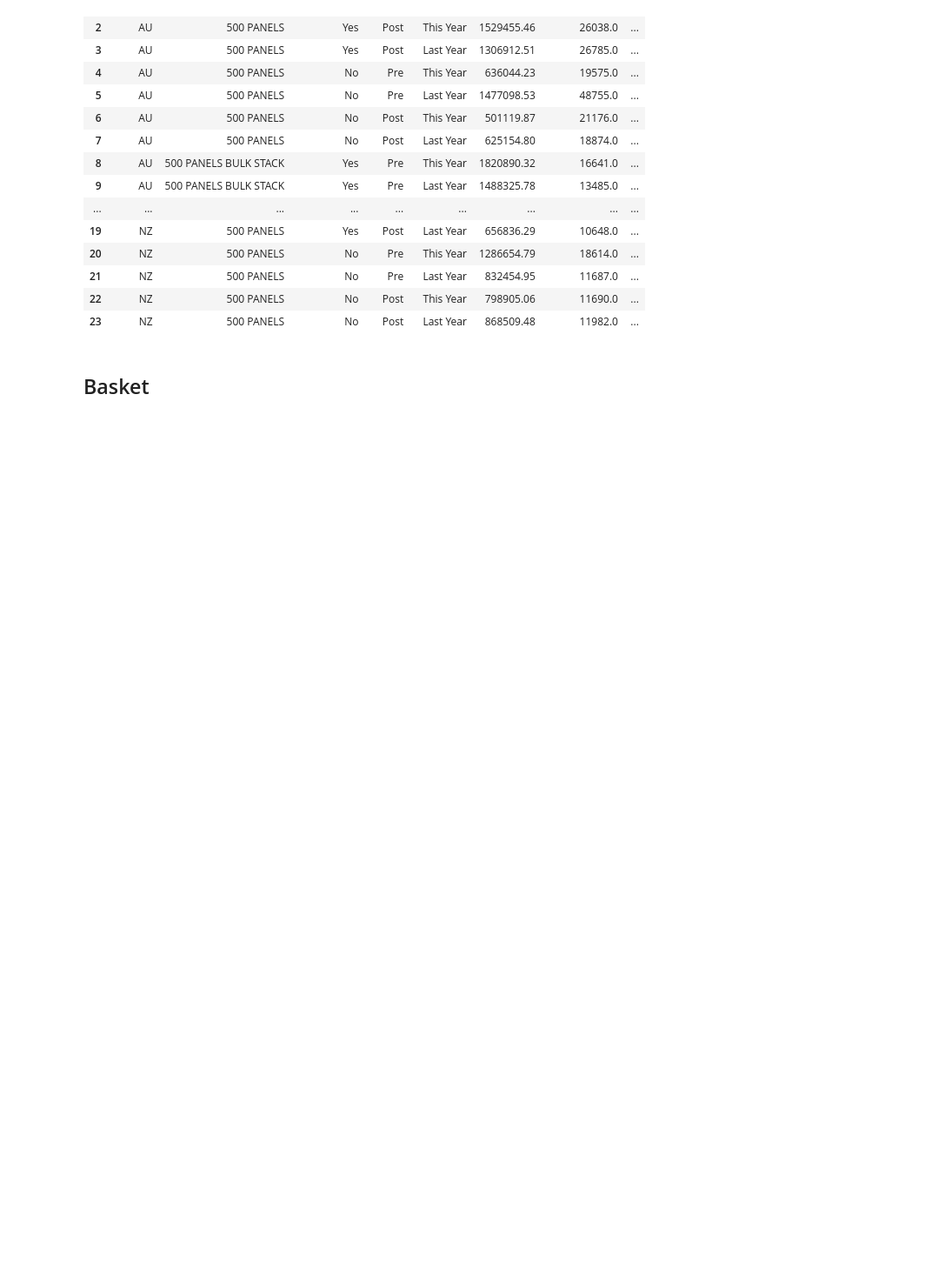
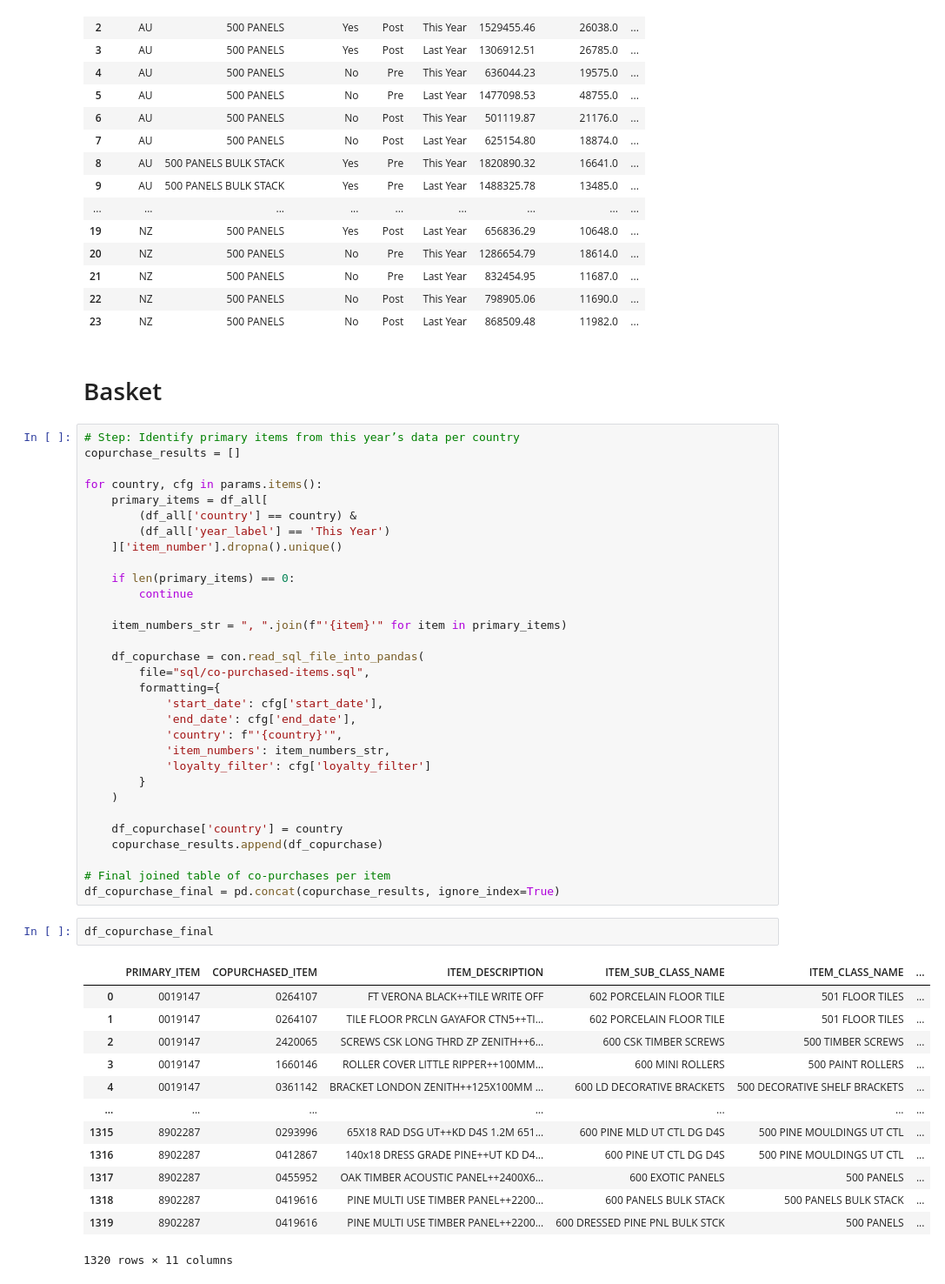
Before and after one commit to Meiji-Tran/Merch-Insights, a Jupyter notebook: Price increase timber panels/panels.ipynb, the cells around one changed output. Shown at 87% size. Drawn from its saved outputs; the diff is of its cells as text; blank space fills up the shorter version.

Commit message:
basket

```diff
--- a/Price increase timber panels/test.ipynb
+++ b/Price increase timber panels/panels.ipynb
@@ -283,4 +303,51 @@ final_summary_table
 | 22 | NZ | 500 PANELS | No | Post | This Year | 798905.06 | 11690.0 | ... |
 | 23 | NZ | 500 PANELS | No | Post | Last Year | 868509.48 | 11982.0 | ... |
 # %% [markdown]
-## Basket
+# Basket
+# %%
+# Step: Identify primary items from this year’s data per country
+copurchase_results = []
+
+for country, cfg in params.items():
+    primary_items = df_all[
+        (df_all['country'] == country) &
+        (df_all['year_label'] == 'This Year')
+    ]['item_number'].dropna().unique()
+
+    if len(primary_items) == 0:
+        continue
+
+    item_numbers_str = ", ".join(f"'{item}'" for item in primary_items)
+
+    df_copurchase = con.read_sql_file_into_pandas(
+        file="sql/co-purchased-items.sql",
+        formatting={
+            'start_date': cfg['start_date'],
+            'end_date': cfg['end_date'],
+            'country': f"'{country}'",
+            'item_numbers': item_numbers_str,
+            'loyalty_filter': cfg['loyalty_filter']
+        }
+    )
+
+    df_copurchase['country'] = country
+    copurchase_results.append(df_copurchase)
+
+# Final joined table of co-purchases per item
+df_copurchase_final = pd.concat(copurchase_results, ignore_index=True)
+# %%
+df_copurchase_final
+# %% [output]
+|  | PRIMARY_ITEM | COPURCHASED_ITEM | ITEM_DESCRIPTION | ITEM_SUB_CLASS_NAME | ITEM_CLASS_NAME | ... |
+| 0 | 0019147 | 0264107 | FT VERONA BLACK++TILE WRITE OFF | 602 PORCELAIN FLOOR TILE | 501 FLOOR TILES | ... |
+| 1 | 0019147 | 0264107 | TILE FLOOR PRCLN GAYAFOR CTN5++TI... | 602 PORCELAIN FLOOR TILE | 501 FLOOR TILES | ... |
+| 2 | 0019147 | 2420065 | SCREWS CSK LONG THRD ZP ZENITH++6... | 600 CSK TIMBER SCREWS | 500 TIMBER SCREWS | ... |
+| 3 | 0019147 | 1660146 | ROLLER COVER LITTLE RIPPER++100MM... | 600 MINI ROLLERS | 500 PAINT ROLLERS | ... |
+| 4 | 0019147 | 0361142 | BRACKET LONDON ZENITH++125X100MM ... | 600 LD DECORATIVE BRACKETS | 500 DECORATIVE SHELF BRACKETS | ... |
+| ... | ... | ... | ... | ... | ... | ... |
+| 1315 | 8902287 | 0293996 | 65X18 RAD DSG UT++KD D4S 1.2M 651... | 600 PINE MLD UT CTL DG D4S | 500 PINE MOULDINGS UT CTL | ... |
+| 1316 | 8902287 | 0412867 | 140x18 DRESS GRADE PINE++UT KD D4... | 600 PINE UT CTL DG D4S | 500 PINE MOULDINGS UT CTL | ... |
+| 1317 | 8902287 | 0455952 | OAK TIMBER ACOUSTIC PANEL++2400X6... | 600 EXOTIC PANELS | 500 PANELS | ... |
+| 1318 | 8902287 | 0419616 | PINE MULTI USE TIMBER PANEL++2200... | 600 PANELS BULK STACK | 500 PANELS BULK STACK | ... |
+| 1319 | 8902287 | 0419616 | PINE MULTI USE TIMBER PANEL++2200... | 600 DRESSED PINE PNL BULK STCK | 500 PANELS | ... |
+1320 rows × 11 columns
```
Also changed, not shown: parts of 2 cells of this notebook, 1 other file.
